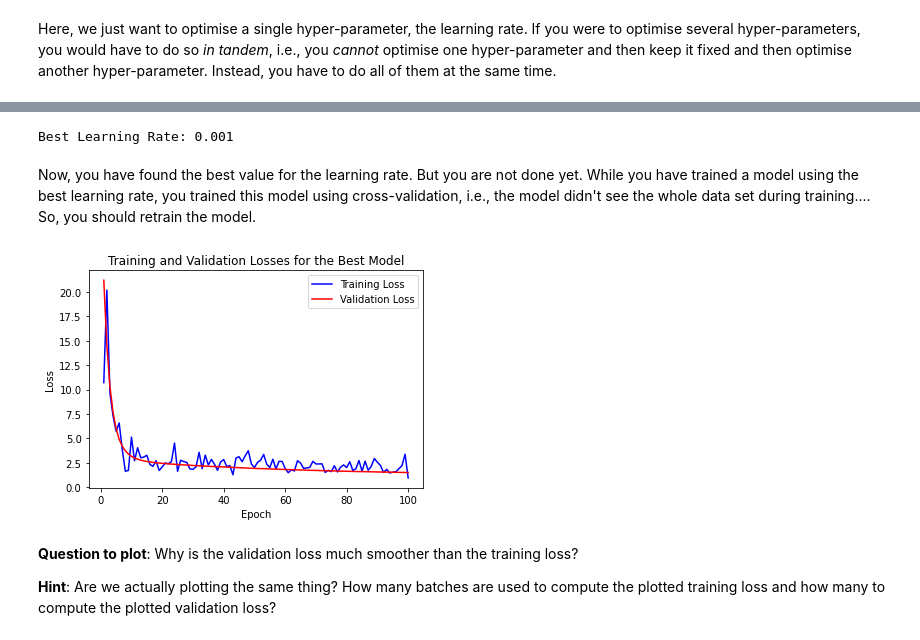
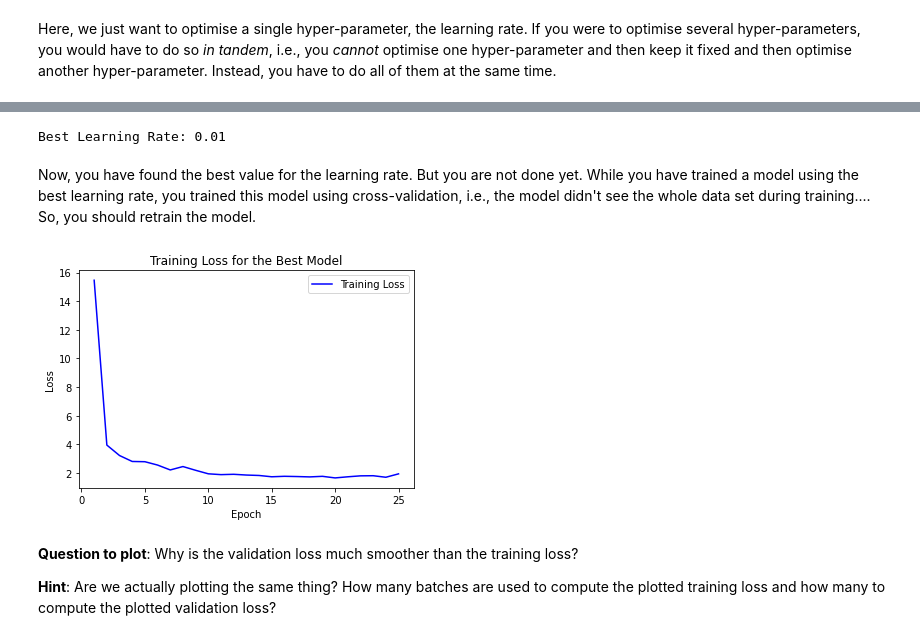
Before and after one commit to ImperialCollegeLondon/RCDS-Deep-Learning-CNN, a Jupyter notebook: NOTEBOOKS/3.1 Optimisation and training.ipynb, the cells around one changed output, grey strips where cells are left out. Saved outputs shown, nothing was run; the diff lists cells and outputs as text; code cells hidden in the pictures.

```diff
--- a/NOTEBOOKS/3.1 Optimisation and training.ipynb
+++ b/NOTEBOOKS/3.1 Optimisation and training.ipynb
@@ -193,7 +202,7 @@ X_np, y_np = X.numpy(), y.numpy()
 X_tensor, y_tensor = torch.tensor(X_np, dtype=torch.float32), torch.tensor(y_np, dtype=torch.float32)
 
 # Number of epochs (you can experiment with this)
-num_epochs = 100
+num_epochs = 25
 
 # Initialize the linear regression model
 model1 = LinearRegressionModel()
@@ -279,61 +288,53 @@ for lr in learning_rates:
 # Print the best learning rate
 print("Best Learning Rate:", best_lr)
 # %% [output]
-Best Learning Rate: 0.001
+Best Learning Rate: 0.01
 # %% [markdown]
 Now, you have found the best value for the learning rate. But you are not done yet. While you have trained a model using the best learning rate, you trained this model using cross-validation, i.e., the model didn't see the whole data set during training.... So, you should retrain the model.
 # %%
 from sklearn.model_selection import train_test_split
 
 # We first need to load the whole dataset
-X_train, X_val, y_train, y_val = train_test_split(X_np, y_np, test_size=0.3, random_state=42)
+# Since we are not tuning anything we do not need to set data aside for validation.
+# Rather, we want to fully exploit the dataset.
 
 # Since our data are numpy arrays, we need to turn them into tensors.
-train_dataset = TensorDataset(torch.tensor(X_train, dtype=torch.float32),
-                              torch.tensor(y_train, dtype=torch.float32))
-val_dataset = TensorDataset(torch.tensor(X_val, dtype=torch.float32),
-                            torch.tensor(y_val, dtype=torch.float32))
+train_dataset = TensorDataset(torch.tensor(X_np, dtype=torch.float32),
+                              torch.tensor(y_np, dtype=torch.float32))
 
 # We provide the data to the dataloader
 train_loader = DataLoader(train_dataset, batch_size=16, shuffle=True)
-val_loader = DataLoader(val_dataset, batch_size=16, shuffle=False)
 
 # Train the model with the best learning rate on the full training set
 best_model = LinearRegressionModel()
 best_optimizer = torch.optim.SGD(best_model.parameters(), lr=best_lr)
 
 best_train_losses = []
-best_val_losses = []
 
 for epoch in range(num_epochs):
     best_model.train()
+    running_loss = 0.0
     for inputs, labels in train_loader:
         best_optimizer.zero_grad()
         outputs = best_model(inputs)
         loss = criterion(outputs, labels)
         loss.backward()
         best_optimizer.step()
+        running_loss += loss.item()
 
     # Training loss
-    best_train_loss = loss.item()
+    best_train_loss = running_loss / len(train_loader)
     best_train_losses.append(best_train_loss)
-
-    # Validation
-    best_model.eval()
-    with torch.no_grad():
-        val_loss = sum(criterion(best_model(inputs), labels) for inputs, labels in val_loader) / len(val_loader)
-    best_val_losses.append(val_loss.item())
 
 # Plot training and validation losses for the best model
 plt.plot(range(1, num_epochs + 1), best_train_losses, label='Training Loss', color='b')
-plt.plot(range(1, num_epochs + 1), best_val_losses, label='Validation Loss', color='r')
 plt.xlabel('Epoch')
 plt.ylabel('Loss')
-plt.title('Training and Validation Losses for the Best Model')
+plt.title('Training Loss for the Best Model')
 plt.legend()
 plt.show()
 # %% [output]
-[figure, old version]
+[figure, new version]
 # %% [markdown]
 **Question to plot**: Why is the validation loss much smoother than the training loss?
 
```
Also changed, not shown: parts of 3 cells of this notebook, 1 other file.
